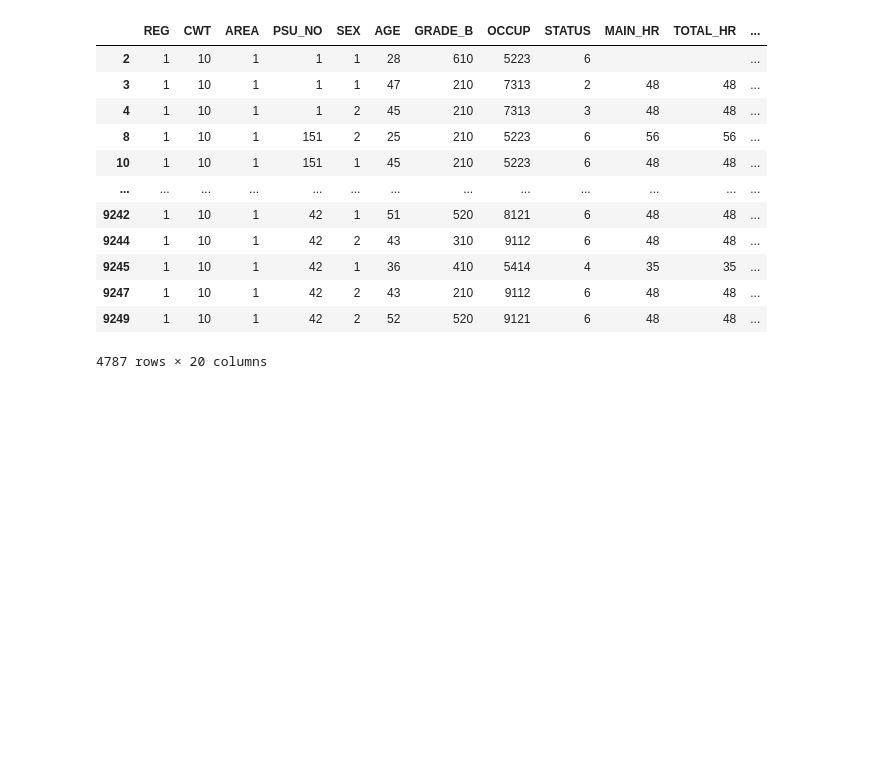
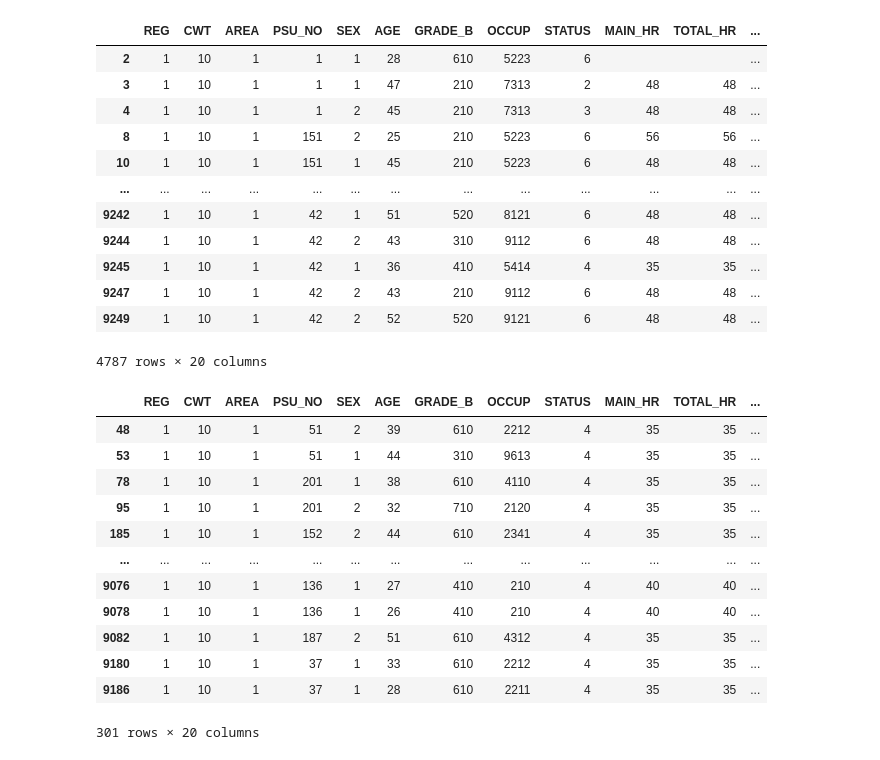
Before and after one commit to 623020514-5/stat-Ubon, a Jupyter notebook: P_try.ipynb, the cells around one changed output. Drawn from its saved outputs; the diff is of its cells as text; code cells hidden in the pictures; blank space fills up the shorter version.

```diff
--- a/P_try.ipynb
+++ b/P_try.ipynb
@@ -77,3 +77,20 @@ data_REG
 | 9247 | 1 | 10 | 1 | 42 | 2 | 43 | 210 | 9112 | 6 | 48 | 48 | ... |
 | 9249 | 1 | 10 | 1 | 42 | 2 | 52 | 520 | 9121 | 6 | 48 | 48 | ... |
 4787 rows × 20 columns
+# %%
+data_WORKSTA_formal1 = data_REG[data_REG.WORK_STA.isin(['1','2','3'])]
+data_WORKSTA_formal1
+# %% [output]
+|  | REG | CWT | AREA | PSU_NO | SEX | AGE | GRADE_B | OCCUP | STATUS | MAIN_HR | TOTAL_HR | ... |
+| 48 | 1 | 10 | 1 | 51 | 2 | 39 | 610 | 2212 | 4 | 35 | 35 | ... |
+| 53 | 1 | 10 | 1 | 51 | 1 | 44 | 310 | 9613 | 4 | 35 | 35 | ... |
+| 78 | 1 | 10 | 1 | 201 | 1 | 38 | 610 | 4110 | 4 | 35 | 35 | ... |
+| 95 | 1 | 10 | 1 | 201 | 2 | 32 | 710 | 2120 | 4 | 35 | 35 | ... |
+| 185 | 1 | 10 | 1 | 152 | 2 | 44 | 610 | 2341 | 4 | 35 | 35 | ... |
+| ... | ... | ... | ... | ... | ... | ... | ... | ... | ... | ... | ... | ... |
+| 9076 | 1 | 10 | 1 | 136 | 1 | 27 | 410 | 210 | 4 | 40 | 40 | ... |
+| 9078 | 1 | 10 | 1 | 136 | 1 | 26 | 410 | 210 | 4 | 40 | 40 | ... |
+| 9082 | 1 | 10 | 1 | 187 | 2 | 51 | 610 | 4312 | 4 | 35 | 35 | ... |
+| 9180 | 1 | 10 | 1 | 37 | 1 | 33 | 610 | 2212 | 4 | 35 | 35 | ... |
+| 9186 | 1 | 10 | 1 | 37 | 1 | 28 | 610 | 2211 | 4 | 35 | 35 | ... |
+301 rows × 20 columns
```
Also changed, not shown: parts of 2 cells of this notebook.
